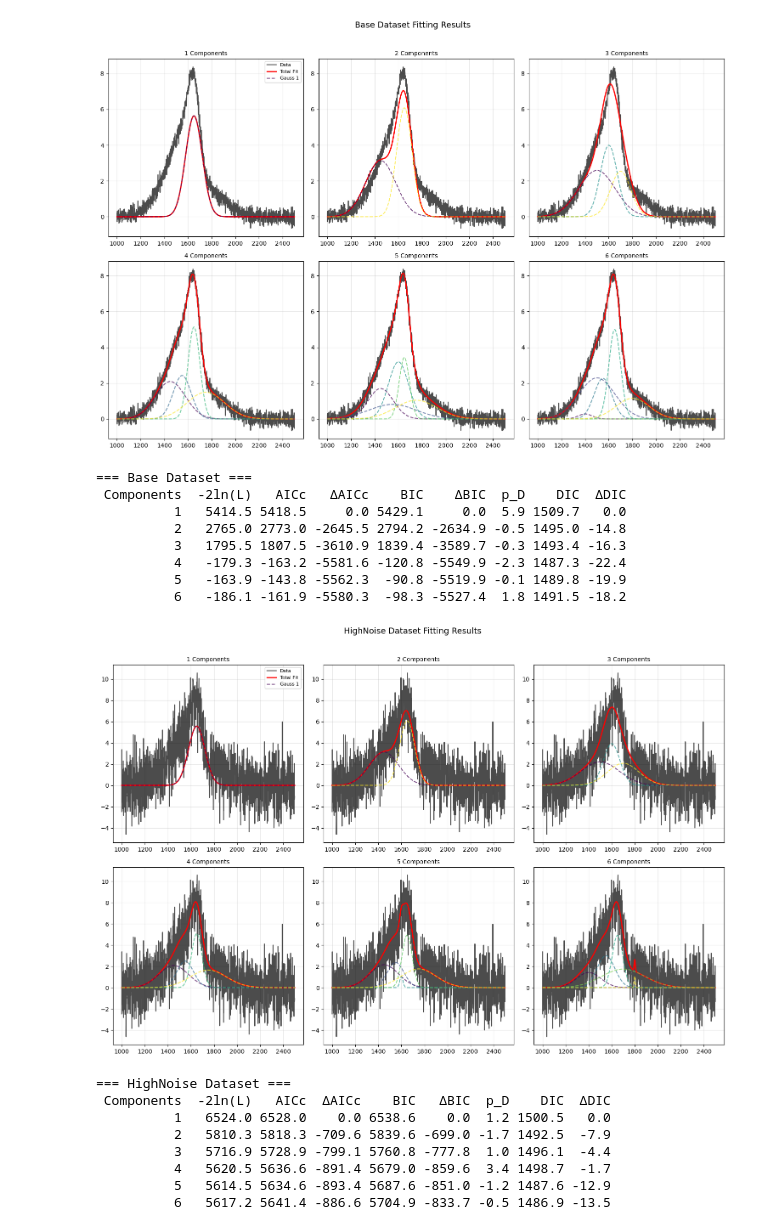
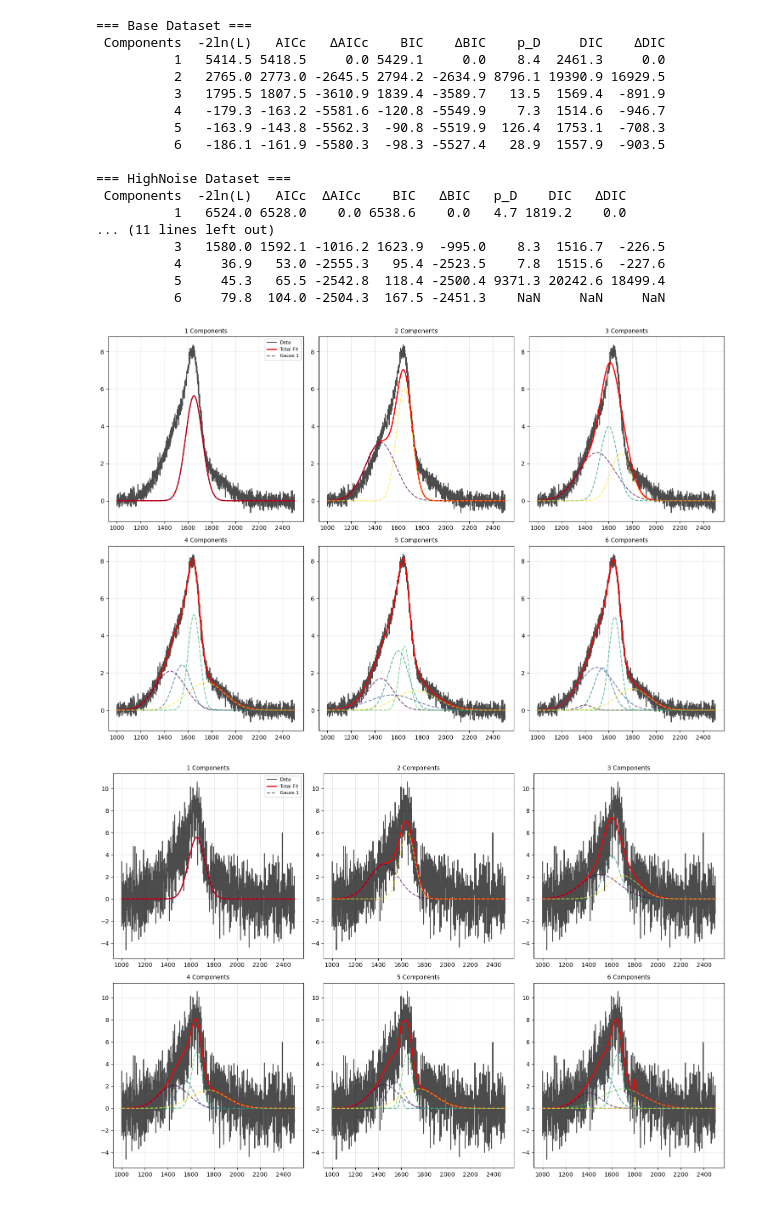
Before and after one commit to PengpeiZhu/AMAS_final_project, a Jupyter notebook: fitting.ipynb, the cells around one changed output. Cells and saved outputs as stored; diff of their text form; code cells hidden in the pictures.

```diff
--- a/fitting.ipynb
+++ b/fitting.ipynb
@@ -94,7 +157,7 @@ for name, df in [('Base', base),
     criterion_df = pd.DataFrame()
 
     plt.figure(figsize=(15, 10))
-    plt.suptitle(f'{name} Dataset Fitting Results', fontsize=14, y=1.02)
+    #plt.suptitle(f'{name} Dataset Fitting Results', fontsize=14, y=1.02)
 
     for n in range(1, 7):
         centers = true_centers[n]
@@ -105,11 +168,10 @@ for name, df in [('Base', base),
         metrics = calculate_metrics(result, 2*n, len(y))
 
         # DIC
-        #sigma = np.std(y - result.best_fit)
-        #sigma = np.sqrt(result.chisqr / (len(y) - 2*n))
-        estimated_sigma = np.sqrt(result.chisqr / (len(y) - 2*n))
-        sigma = max(estimated_sigma, 0.1 * np.std(y))  # avoid very small sigma
-        DIC_value, p_D = compute_DIC_bootstrap(model, result, x, y, sigma)
+        #given_sigma = 0.15 if name == 'Base' else 0.35
+        #sigma = max(given_sigma, np.std(y - result.best_fit))
+        sigma = np.std(y - result.best_fit)
+        DIC_value, p_D = compute_DIC_covariance(model, result, x, y, sigma)
 
         new_row = pd.DataFrame({
             'Components': [n],
@@ -128,49 +190,50 @@ for name, df in [('Base', base),
         ax.plot(x, result.best_fit, 'r-', lw=2, label='Total Fit')
 
         # components
         colors = plt.cm.viridis(np.linspace(0, 1, n))
         for i in range(n):
             comp = result.eval_components(x=x)[f'g{i}_']
             ax.plot(x, comp, '--', color=colors[i],
                    alpha=0.7, label=f'Gauss {i+1}')
 
         ax.set_title(f'{n} Components', fontsize=10)
         ax.grid(alpha=0.3)
         if n == 1:
             ax.legend(loc='upper right', fontsize=8)
 
     base_row = criterion_df[criterion_df['Components'] == 1].iloc[0]
     base_aicc = base_row['AICc']
     base_bic = base_row['BIC']
     base_dic = base_row['DIC']
     criterion_df['ΔAICc'] = criterion_df['AICc'] - base_aicc
     criterion_df['ΔBIC'] = criterion_df['BIC'] - base_bic
     criterion_df['ΔDIC'] = criterion_df['DIC'] - base_dic
     criterion_df = criterion_df[['Components', '-2ln(L)', 'AICc', 'ΔAICc', 'BIC', 'ΔBIC','p_D', 'DIC', 'ΔDIC']]
 
     results[name] = criterion_df
     plt.tight_layout()
-    plt.show()
+    plt.savefig(f'{name}_fitting.png')
 
     # print result
     print(f'\n=== {name} Dataset ===')
     print(criterion_df.to_string(index=False, float_format="%.1f"))
 # %% [output]
+=== Base Dataset ===
+ Components  -2ln(L)   AICc   ΔAICc    BIC    ΔBIC    p_D     DIC    ΔDIC
+          1   5414.5 5418.5     0.0 5429.1     0.0    8.4  2461.3     0.0
+          2   2765.0 2773.0 -2645.5 2794.2 -2634.9 8796.1 19390.9 16929.5
+          3   1795.5 1807.5 -3610.9 1839.4 -3589.7   13.5  1569.4  -891.9
+          4   -179.3 -163.2 -5581.6 -120.8 -5549.9    7.3  1514.6  -946.7
+          5   -163.9 -143.8 -5562.3  -90.8 -5519.9  126.4  1753.1  -708.3
+          6   -186.1 -161.9 -5580.3  -98.3 -5527.4   28.9  1557.9  -903.5
+
+=== HighNoise Dataset ===
+ Components  -2ln(L)   AICc  ΔAICc    BIC   ΔBIC   p_D    DIC   ΔDIC
+          1   6524.0 6528.0    0.0 6538.6    0.0   4.7 1819.2    0.0
+... (11 lines left out)
+          3   1580.0 1592.1 -1016.2 1623.9  -995.0    8.3  1516.7  -226.5
+          4     36.9   53.0 -2555.3   95.4 -2523.5    7.8  1515.6  -227.6
+          5     45.3   65.5 -2542.8  118.4 -2500.4 9371.3 20242.6 18499.4
+          6     79.8  104.0 -2504.3  167.5 -2451.3    NaN     NaN     NaN
-[figure, old version]
+[figure, new version]
-=== Base Dataset ===
- Components  -2ln(L)   AICc   ΔAICc    BIC    ΔBIC  p_D    DIC  ΔDIC
-          1   5414.5 5418.5     0.0 5429.1     0.0  5.9 1509.7   0.0
-          2   2765.0 2773.0 -2645.5 2794.2 -2634.9 -0.5 1495.0 -14.8
-          3   1795.5 1807.5 -3610.9 1839.4 -3589.7 -0.3 1493.4 -16.3
-          4   -179.3 -163.2 -5581.6 -120.8 -5549.9 -2.3 1487.3 -22.4
-          5   -163.9 -143.8 -5562.3  -90.8 -5519.9 -0.1 1489.8 -19.9
-          6   -186.1 -161.9 -5580.3  -98.3 -5527.4  1.8 1491.5 -18.2
-[figure, old version]
+[figure, new version]
-=== HighNoise Dataset ===
- Components  -2ln(L)   AICc  ΔAICc    BIC   ΔBIC  p_D    DIC  ΔDIC
-          1   6524.0 6528.0    0.0 6538.6    0.0  1.2 1500.5   0.0
-          2   5810.3 5818.3 -709.6 5839.6 -699.0 -1.7 1492.5  -7.9
-          3   5716.9 5728.9 -799.1 5760.8 -777.8  1.0 1496.1  -4.4
-          4   5620.5 5636.6 -891.4 5679.0 -859.6  3.4 1498.7  -1.7
-          5   5614.5 5634.6 -893.4 5687.6 -851.0 -1.2 1487.6 -12.9
-          6   5617.2 5641.4 -886.6 5704.9 -833.7 -0.5 1486.9 -13.5
```
Also changed, not shown: parts of 3 cells of this notebook.
